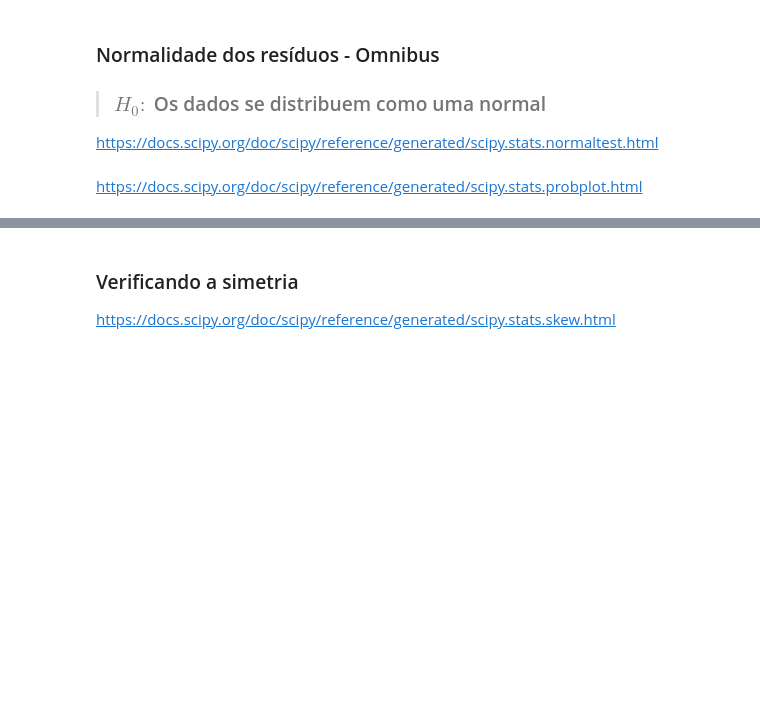
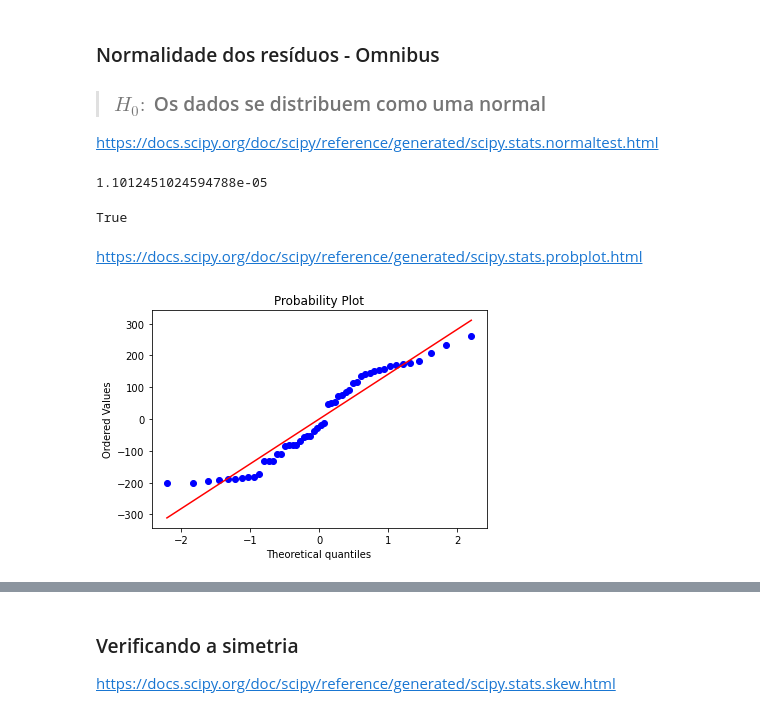
Before and after one commit to Mathtzt/data-science, a Jupyter notebook: aprendizado/estatistica/Curso_de_Estatística_Parte_4.ipynb, the cells around one changed output, grey strips where cells are left out. Saved outputs shown, nothing was run; the diff lists cells and outputs as text; code cells hidden in the pictures; blank space fills up the shorter version.

```diff
--- a/aprendizado/estatistica/Curso_de_Estatística_Parte_4.ipynb
+++ b/aprendizado/estatistica/Curso_de_Estatística_Parte_4.ipynb
@@ -1168,5 +1501,26 @@ $F_{\alpha}$ - baseia-se na distribuição F com $k$ graus de liberdade no numer
 > ### $H_0:$ Os dados se distribuem como uma normal
 
 https://docs.scipy.org/doc/scipy/reference/generated/scipy.stats.normaltest.html
+# %%
+from scipy.stats import normaltest
+
+statistic, p_valor = normaltest(dataset['Residuos'])
+print(p_valor)
+# %% [output]
+1.1012451024594788e-05
+# %%
+p_valor <= 0.05
+# %% [output]
+True
 # %% [markdown]
 https://docs.scipy.org/doc/scipy/reference/generated/scipy.stats.probplot.html
+# %%
+from scipy.stats import probplot
+import matplotlib.pyplot as plt
+
+(_, (_, _, _)) = probplot(dataset['Residuos'], plot = plt)
+
+# Como o probplot tem um output grande e o objetivo é só mostrar o gráfico
+# foi utilizado o underscore (_) para dizer que é para ignorar
+# %% [output]
+[figure, added]
```
Also changed, not shown: parts of 58 cells of this notebook, 1 other file.
